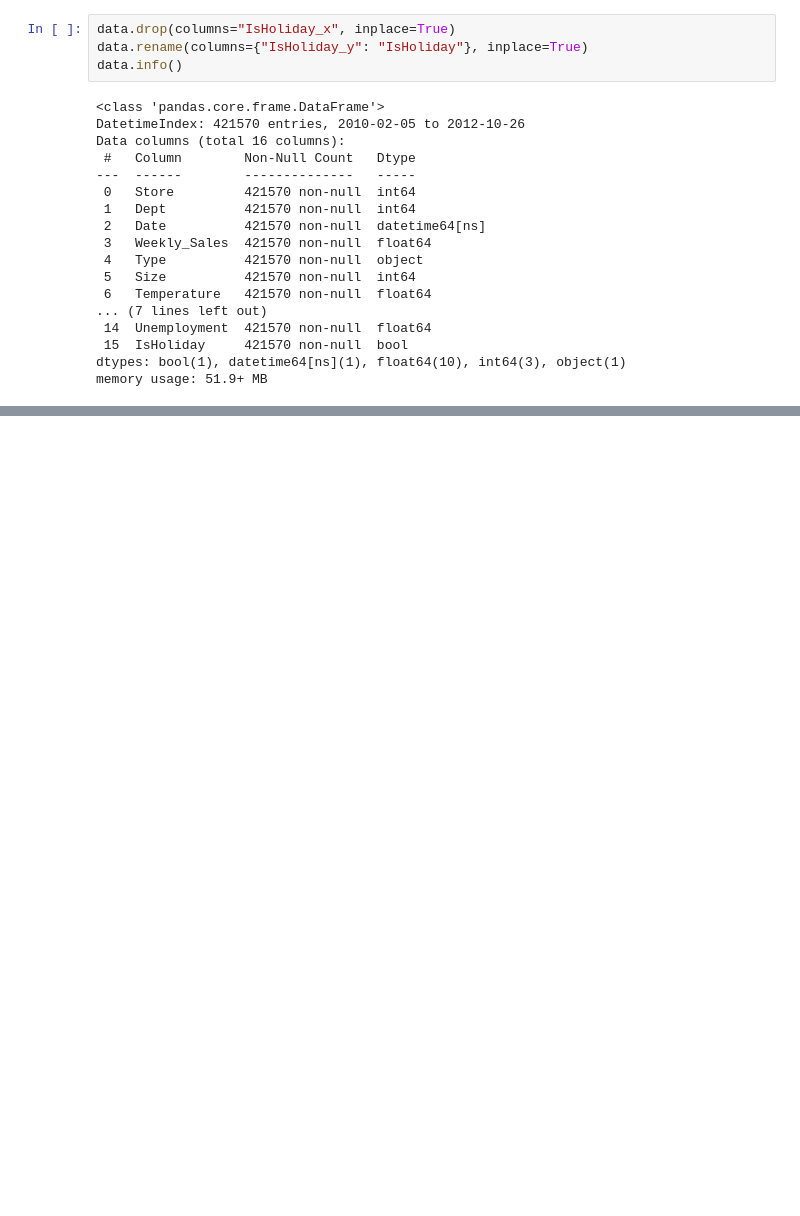
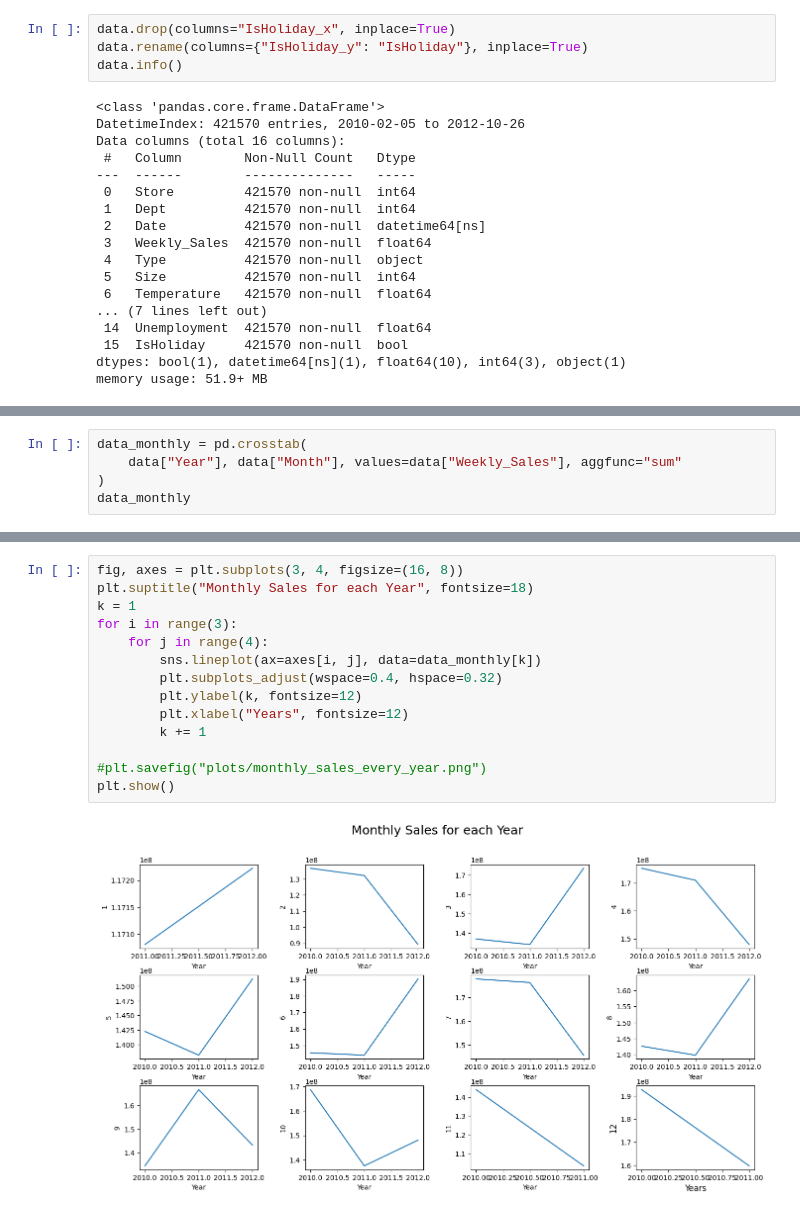
Before and after one commit to silas-ph/Project-2, a Jupyter notebook: sales_forecasting.ipynb, the cells around one changed output, grey strips where cells are left out. Drawn from its saved outputs; the diff is of its cells as text; blank space fills up the shorter version.

```diff
--- a/sales_forecasting.ipynb
+++ b/sales_forecasting.ipynb
@@ -228,0 +349,5 @@ AttributeError: 'DatetimeProperties' object has no attribute 'week'
+# %%
+data_monthly = pd.crosstab(
+    data["Year"], data["Month"], values=data["Weekly_Sales"], aggfunc="sum"
+)
+data_monthly
@@ -228,0 +360,16 @@ AttributeError: 'DatetimeProperties' object has no attribute 'week'
+# %%
+fig, axes = plt.subplots(3, 4, figsize=(16, 8))
+plt.suptitle("Monthly Sales for each Year", fontsize=18)
+k = 1
+for i in range(3):
+    for j in range(4):
+        sns.lineplot(ax=axes[i, j], data=data_monthly[k])
+        plt.subplots_adjust(wspace=0.4, hspace=0.32)
+        plt.ylabel(k, fontsize=12)
+        plt.xlabel("Years", fontsize=12)
+        k += 1
+
+#plt.savefig("plots/monthly_sales_every_year.png")
+plt.show()
+# %% [output]
+[figure, added]
```
Also changed, not shown: parts of 52 cells of this notebook, 2 other files.
